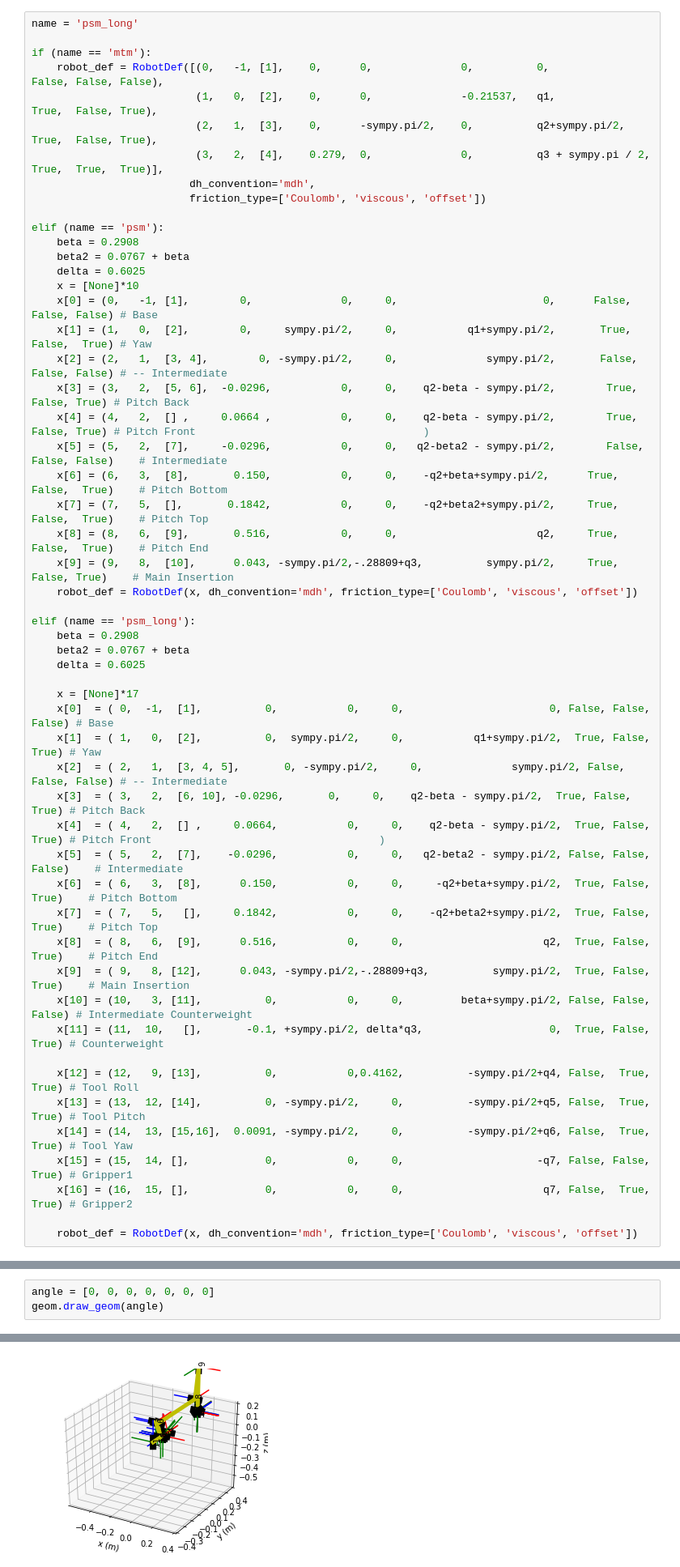
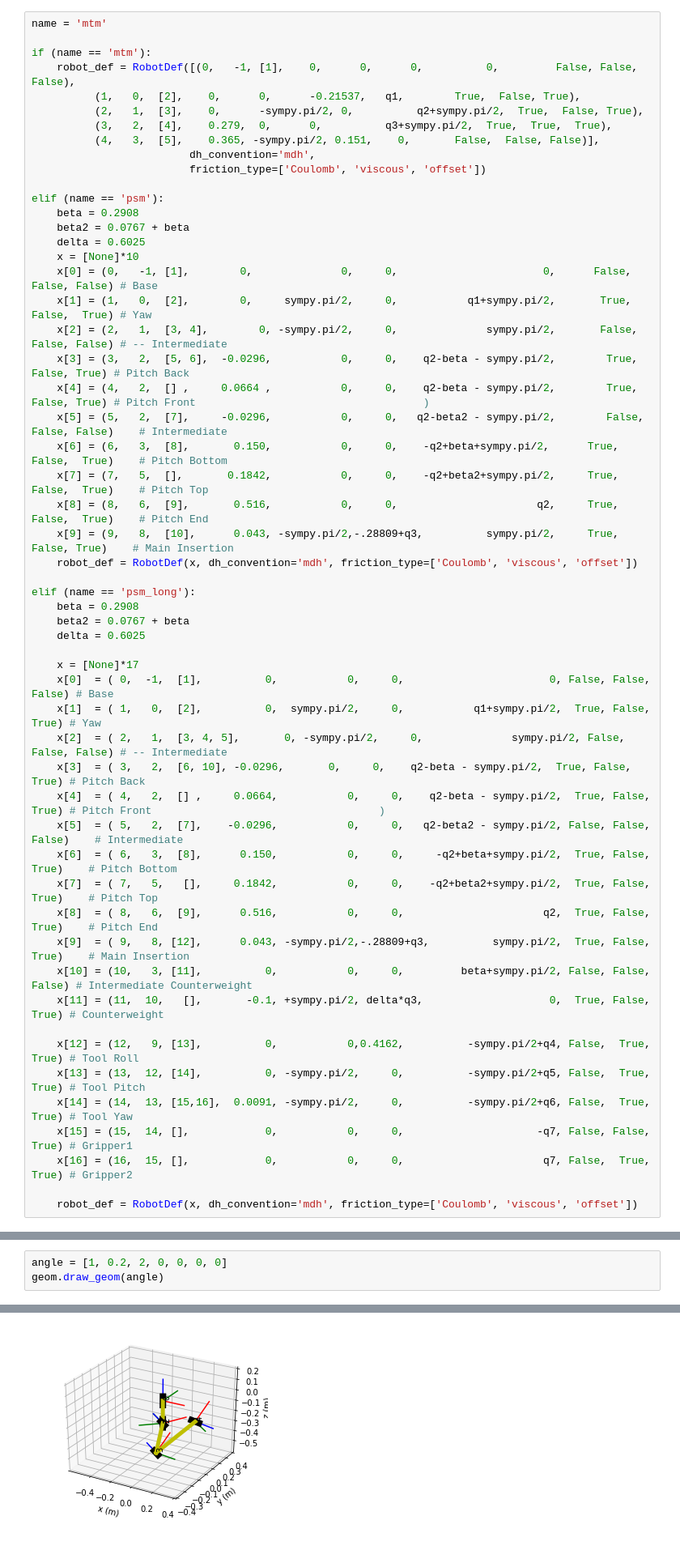
Before and after one commit to WPI-AIM/dvrk_dynamics_identification, a Jupyter notebook: main.ipynb, the cells around one changed output, grey strips where cells are left out. Shown at 81% size. Cells and saved outputs as stored; diff of their text form; blank space fills up the shorter version.

```diff
--- a/main.ipynb
+++ b/main.ipynb
@@ -49,13 +49,14 @@ model_folder = 'data/' + model_name + '/model/'
 | Joint number | prev link | succ links | $a$ | $\alpha$ | $d$ | $\theta$ | link inertia | motor inertia | friction |
 |--------------|-----------|------------|-----|----------|-----|----------|--------------|---------------|---------|
 # %%
-name = 'psm_long'
+name = 'mtm'
 
 if (name == 'mtm'):
-    robot_def = RobotDef([(0,   -1, [1],    0,      0,              0,          0,                  False, False, False),
-                          (1,   0,  [2],    0,      0,              -0.21537,   q1,                 True,  False, True),
-                          (2,   1,  [3],    0,      -sympy.pi/2,    0,          q2+sympy.pi/2,      True,  False, True),
-                          (3,   2,  [4],    0.279,  0,              0,          q3 + sympy.pi / 2,  True,  True,  True)],
+    robot_def = RobotDef([(0,   -1, [1],    0,      0,      0,          0,         False, False, False),
+          (1,   0,  [2],    0,      0,      -0.21537,   q1,        True,  False, True),
+          (2,   1,  [3],    0,      -sympy.pi/2, 0,          q2+sympy.pi/2,  True,  False, True),
+          (3,   2,  [4],    0.279,  0,      0,          q3+sympy.pi/2,  True,  True,  True),
+          (4,   3,  [5],    0.365, -sympy.pi/2, 0.151,    0,       False,  False, False)],
                          dh_convention='mdh',
                          friction_type=['Coulomb', 'viscous', 'offset'])
 
@@ -107,7 +108,7 @@ elif (name == 'psm_long'):
 # %%
 geom = Geometry(robot_def)
 # %%
-angle = [0, 0, 0, 0, 0, 0, 0]
+angle = [1, 0.2, 2, 0, 0, 0, 0]
 geom.draw_geom(angle)
 # %% [output]
 [[0]
@@ -130,2 +129,2 @@ geom.draw_geom(angle)
-[figure, old version]
+[figure, new version]
 # %%
```
Also changed, not shown: parts of 11 cells of this notebook, 1 other file.
